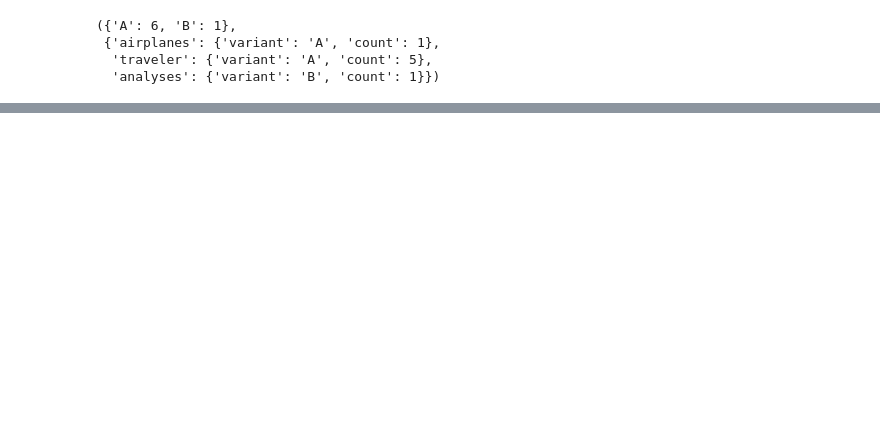
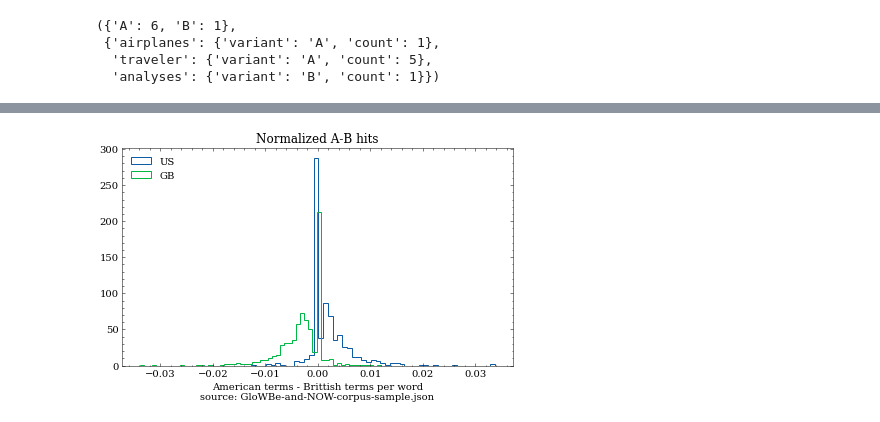
Before and after one commit to 5roop/task7, a Jupyter notebook: 2_using_lexicon.ipynb, the cells around one changed output, grey strips where cells are left out. Drawn from its saved outputs; the diff is of its cells as text; code cells hidden in the pictures; blank space fills up the shorter version.

Commit message:
Add images

```diff
--- a/2_using_lexicon.ipynb
+++ b/2_using_lexicon.ipynb
@@ -35,0 +38,5 @@ df.shape
+# %%
+df["A_B"] = df.variant_detector_count.apply(lambda d:d.get("A", 0) - d.get("B", 0))
+df["A_B_normalized"] = df.A_B / df.words
+
+df.head()
@@ -35,0 +50,15 @@ df.shape
+# %%
+import matplotlib.pyplot as plt
+plt.style.use(["science", "no-latex"])
+plt.figure(figsize=(7,4))
+for c in df.country.unique():
+    subset = df.loc[df.country == c, "A_B_normalized"]
+    plt.hist(subset.values, label=c, histtype="step", bins=60)
+
+plt.xlabel("American terms - Brittish terms per word\n"+"source: "+"GloWBe-and-NOW-corpus-sample.json")
+plt.title("Normalized A-B hits")
+plt.legend()
+plt.savefig("images/A-B_normalized.png")
+plt.show()
+# %% [output]
+[figure, added]
```
Also changed, not shown: parts of 5 cells of this notebook, 2 other files.
